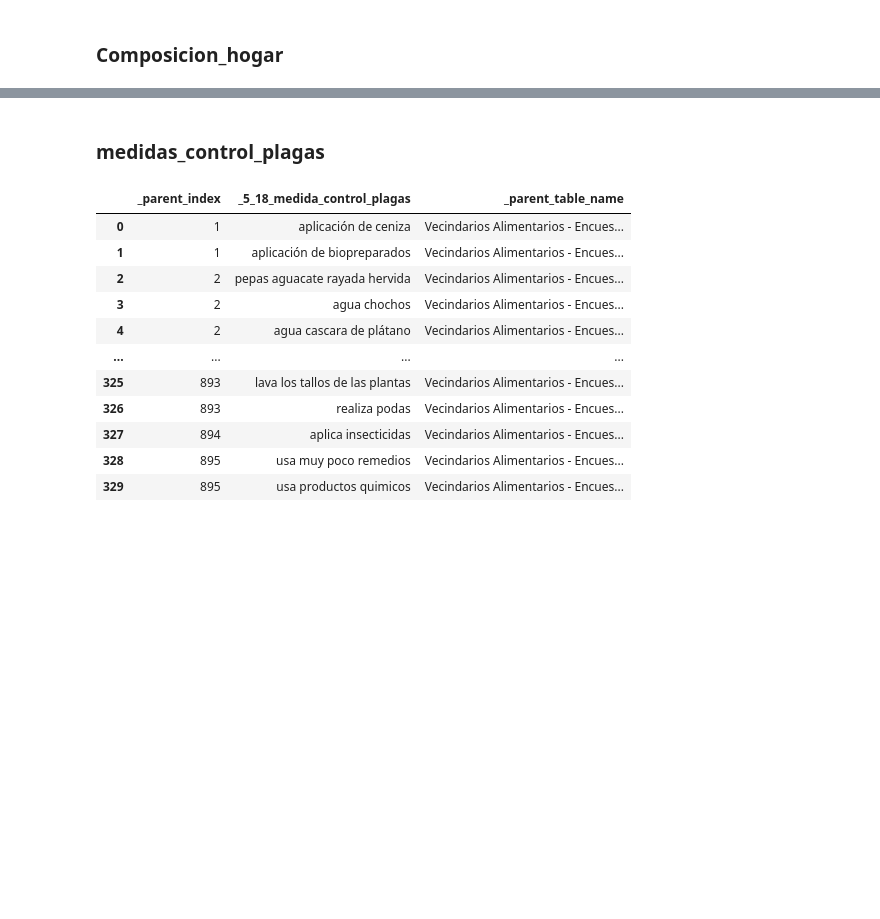
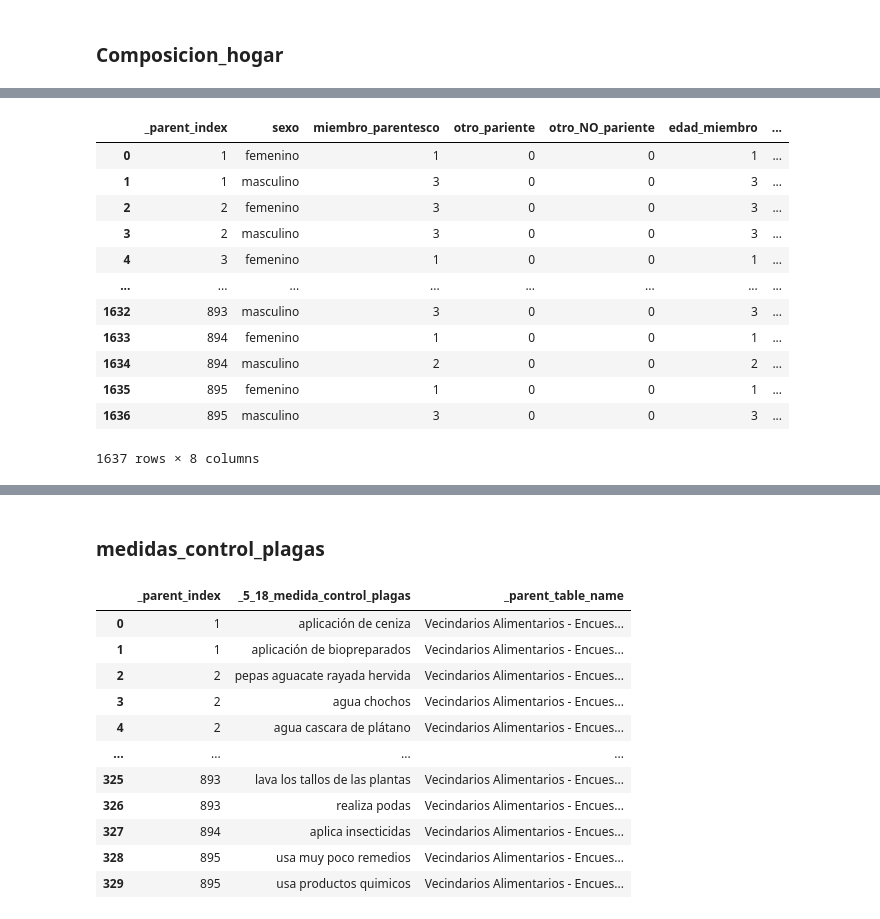
Before and after one commit to Claudio9701/proyecto-foodhub-lima, a Jupyter notebook: Limpieza_datos_agrupaciones.ipynb, the cells around one changed output, grey strips where cells are left out. Drawn from its saved outputs; the diff is of its cells as text; code cells hidden in the pictures; blank space fills up the shorter version.

```diff
--- a/Limpieza_datos_agrupaciones.ipynb
+++ b/Limpieza_datos_agrupaciones.ipynb
@@ -73,4 +141,20 @@ df__['aporta_economicamente_hogar'] = df__.apply(lambda x: df_.loc[df_['_parent_
 vecindarios[['sexo','edad','aporta_economicamente_hogar']] = df__[['sexo','edad','aporta_economicamente_hogar']]
+# %%
+composicion_hogar.groupby(by=['_parent_index','sexo'], as_index=False).count()
+# %% [output]
+|  | _parent_index | sexo | miembro_parentesco | otro_pariente | otro_NO_pariente | edad_miembro | ... |
+| 0 | 1 | femenino | 1 | 0 | 0 | 1 | ... |
+| 1 | 1 | masculino | 3 | 0 | 0 | 3 | ... |
+| 2 | 2 | femenino | 3 | 0 | 0 | 3 | ... |
+| 3 | 2 | masculino | 3 | 0 | 0 | 3 | ... |
+| 4 | 3 | femenino | 1 | 0 | 0 | 1 | ... |
+| ... | ... | ... | ... | ... | ... | ... | ... |
+| 1632 | 893 | masculino | 3 | 0 | 0 | 3 | ... |
+| 1633 | 894 | femenino | 1 | 0 | 0 | 1 | ... |
+| 1634 | 894 | masculino | 2 | 0 | 0 | 2 | ... |
+| 1635 | 895 | femenino | 1 | 0 | 0 | 1 | ... |
+| 1636 | 895 | masculino | 3 | 0 | 0 | 3 | ... |
+1637 rows × 8 columns
 # %%
 df_ = composicion_hogar.groupby(by=['_parent_index','sexo'], as_index=False).count()[['_parent_index','sexo','miembro_parentesco','otro_pariente','otro_NO_pariente']]
 df_['suma'] = df_['miembro_parentesco'] + df_['otro_pariente'] + df_['otro_NO_pariente']
```
Also changed, not shown: parts of 61 cells of this notebook.
